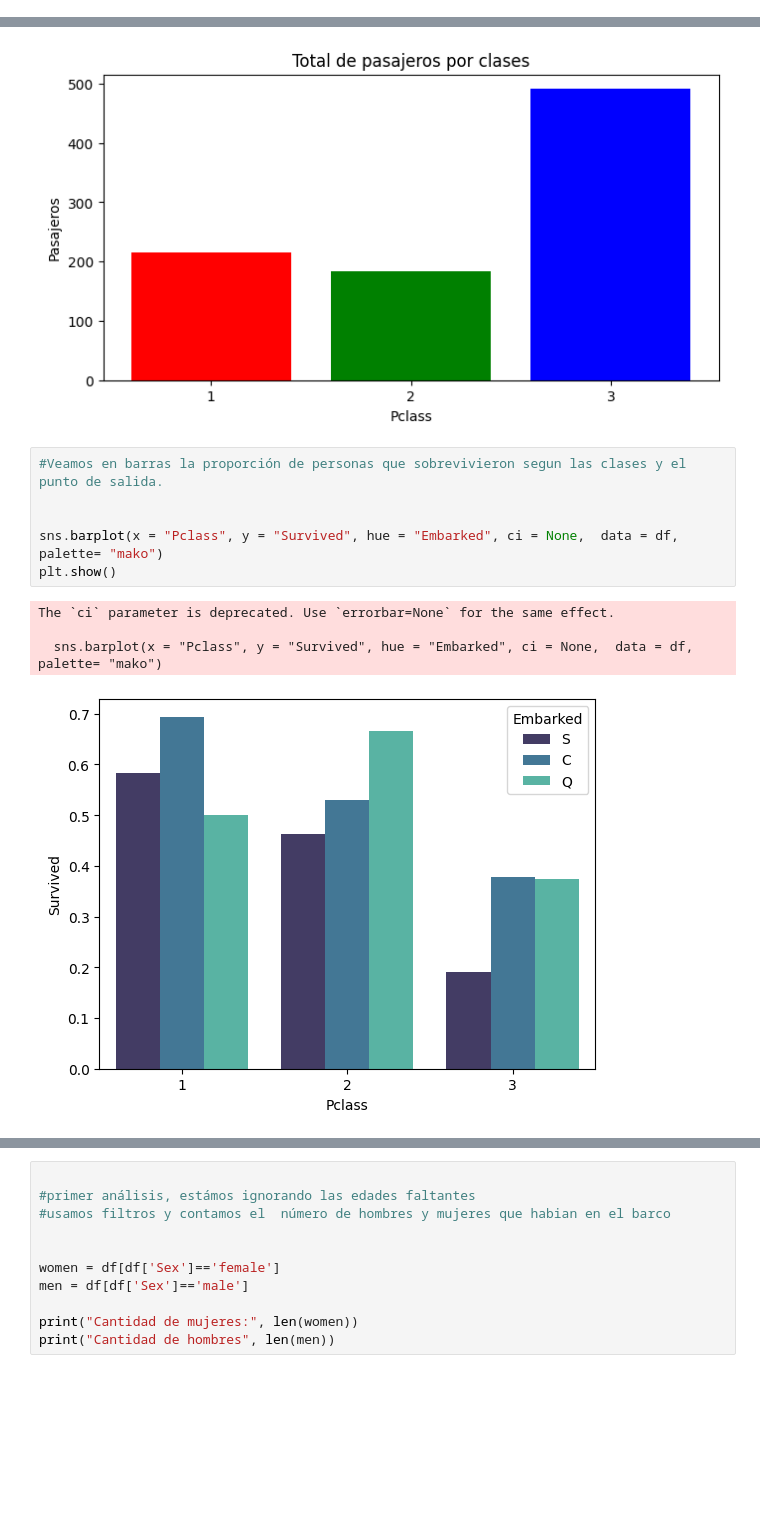
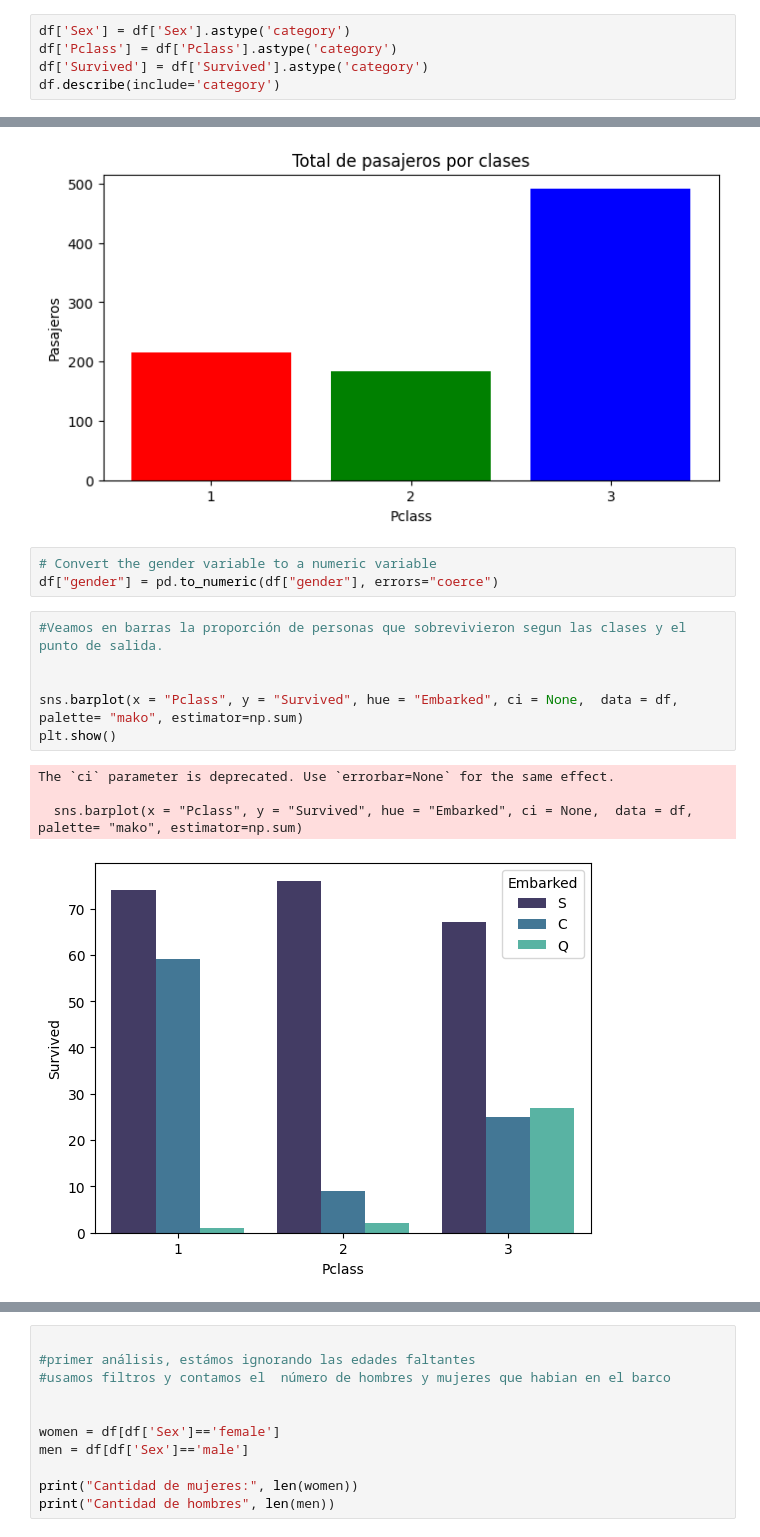
Before and after one commit to Jorge-89/Data-Science-CoderHouse, a Jupyter notebook: Titanic_Pandas.ipynb, the cells around one changed output, grey strips where cells are left out. Cells and saved outputs as stored; diff of their text form; blank space fills up the shorter version.

```diff
--- a/Titanic_Pandas.ipynb
+++ b/Titanic_Pandas.ipynb
@@ -101,0 +119,5 @@ memory usage: 83.7+ KB
+# %%
+df['Sex'] = df['Sex'].astype('category')
+df['Pclass'] = df['Pclass'].astype('category')
+df['Survived'] = df['Survived'].astype('category')
+df.describe(include='category')
@@ -158,16 +186,19 @@ ax.set_xticks([1, 2, 3])
 plt.show()
 # %% [output]
 [figure]
+# %%
+# Convert the gender variable to a numeric variable
+df["gender"] = pd.to_numeric(df["gender"], errors="coerce")
 # %%
 #Veamos en barras la proporción de personas que sobrevivieron segun las clases y el punto de salida.
 
 
-sns.barplot(x = "Pclass", y = "Survived", hue = "Embarked", ci = None,  data = df, palette= "mako")
+sns.barplot(x = "Pclass", y = "Survived", hue = "Embarked", ci = None,  data = df, palette= "mako", estimator=np.sum)
 plt.show()
 # %% [output]
 The `ci` parameter is deprecated. Use `errorbar=None` for the same effect.
 
-  sns.barplot(x = "Pclass", y = "Survived", hue = "Embarked", ci = None,  data = df, palette= "mako")
+  sns.barplot(x = "Pclass", y = "Survived", hue = "Embarked", ci = None,  data = df, palette= "mako", estimator=np.sum)
-[figure, old version]
+[figure, new version]
 # %%
 sns.color_palette("tab10")
```
Also changed, not shown: parts of 13 cells of this notebook.
